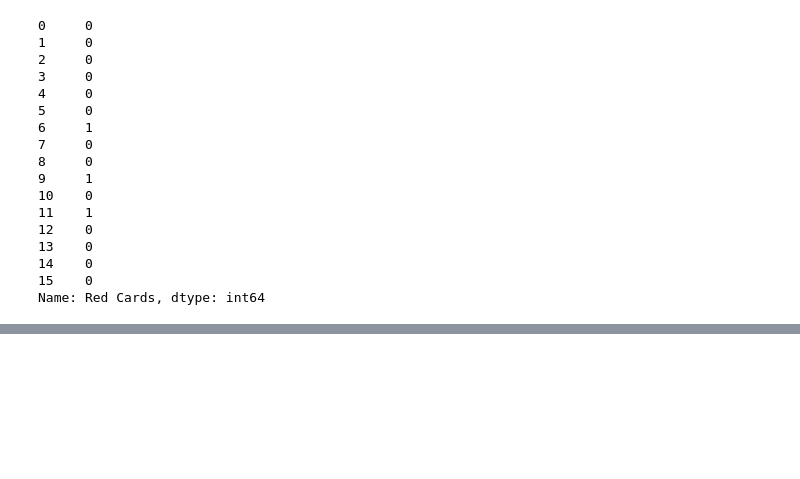
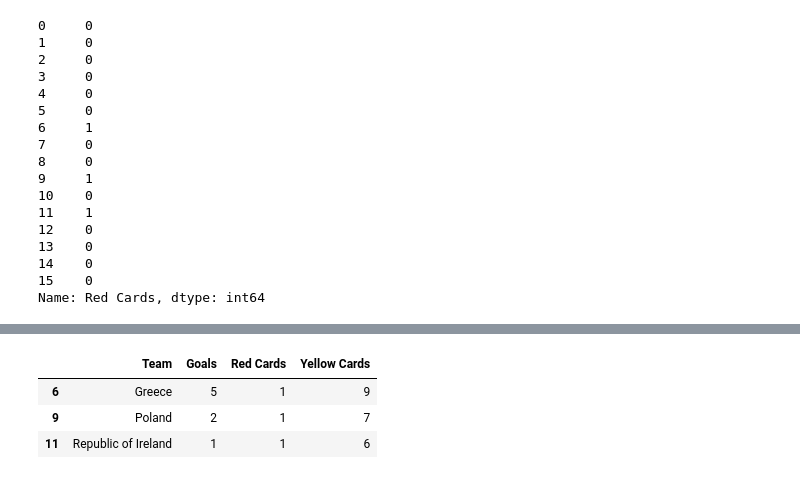
Before and after one commit to nevil2006/ml-libraries-and-frame-work, a Jupyter notebook: pandas/intro.ipynb, the cells around one changed output, grey strips where cells are left out. Cells and saved outputs as stored; diff of their text form; code cells hidden in the pictures; blank space fills up the shorter version.

```diff
--- a/pandas/intro.ipynb
+++ b/pandas/intro.ipynb
@@ -532,0 +614,7 @@ Name: Red Cards, dtype: bool
+# %%
+filtered_euro_data[filtered_euro_data["Red Cards"] == 1]
+# %% [output]
+|  | Team | Goals | Red Cards | Yellow Cards |
+| 6 | Greece | 5 | 1 | 9 |
+| 9 | Poland | 2 | 1 | 7 |
+| 11 | Republic of Ireland | 1 | 1 | 6 |
```
Also changed, not shown: parts of 8 cells of this notebook.
